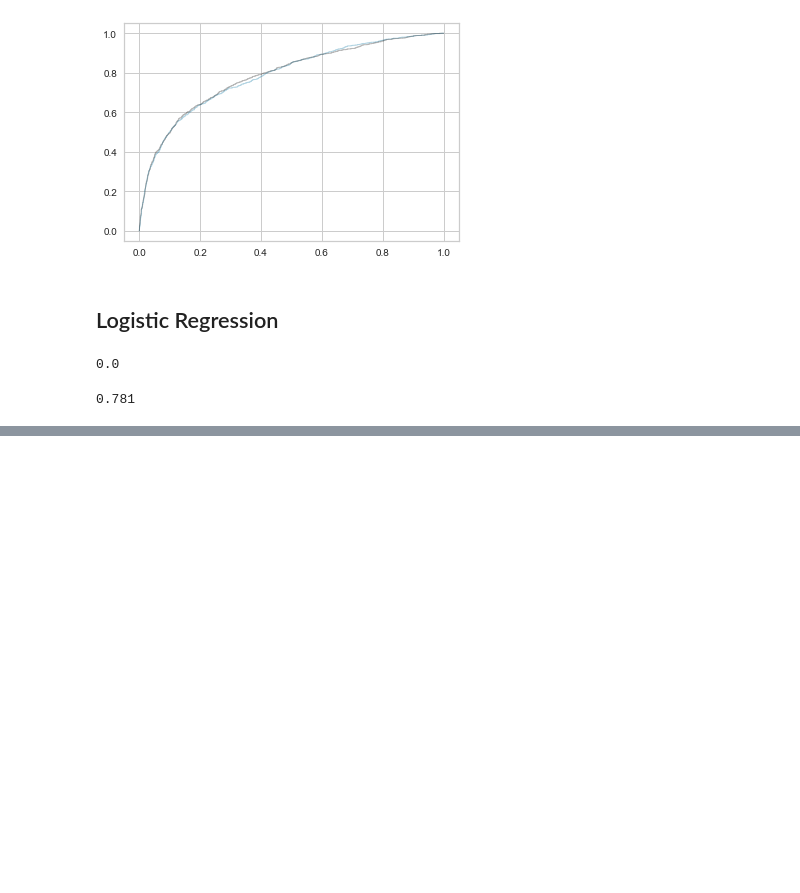
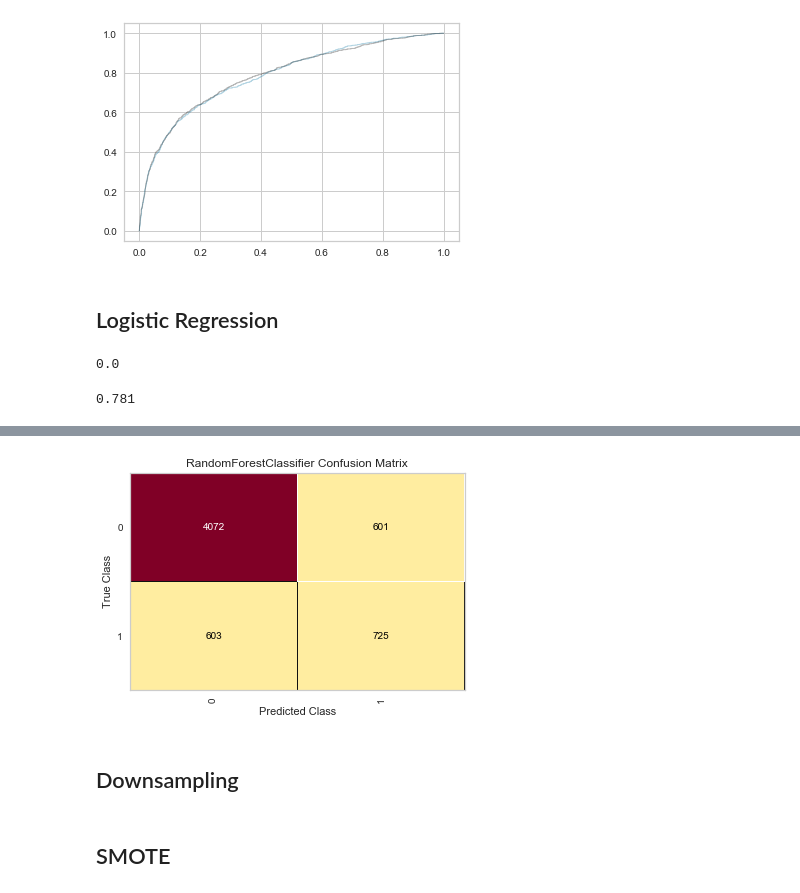
Before and after one commit to nt-ds/default-of-credit-card-clients, a Jupyter notebook: notebooks/2.0-models.ipynb, the cells around one changed output, grey strips where cells are left out. Drawn from its saved outputs; the diff is of its cells as text; code cells hidden in the pictures; blank space fills up the shorter version.

Commit message:
upsampling with random forest gridsearch

```diff
--- a/notebooks/2.0-models.ipynb
+++ b/notebooks/2.0-models.ipynb
@@ -277,0 +308,20 @@ ccd_lr.score(X_test, y_test)
+# %%
+ccd_upsampled = pd.concat([ups_pos, neg_samples_train], axis=0)
+X_ups = ccd_upsampled.drop('DEFAULT', axis=1)
+y_ups = ccd_upsampled.DEFAULT
+
+ccd_ups_test = pd.concat([pos_samples_test, neg_samples_test], axis=0)
+X_ups_test = ccd_ups_test.drop('DEFAULT', axis=1)
+y_ups_test = ccd_ups_test.DEFAULT
+# %%
+ccd_ups_rf_gs_clf = RandomForestClassifier(n_estimators=100)
+
+ccd_ups_rf_gs_params = {
+    'class_weight': ['balanced'],
+    'min_samples_leaf': [5, 10, 15],
+    'min_samples_split': [10, 20, 30, 40]
+}
+
+ccd_ups_rf_gs = GridSearchCV(ccd_ups_rf_gs_clf, ccd_ups_rf_gs_params, scoring='f1', cv=3)
+# %%
+ccd_ups_rf_gs.fit(X_ups, y_ups)
@@ -277,0 +345,3 @@ ccd_lr.score(X_test, y_test)
+# %%
+best_ups_rf_model = RandomForestClassifier(**ccd_ups_rf_gs.best_params_, n_estimators=100)
+best_ups_rf_model.fit(X_train_ups, y_train_ups)
@@ -277,0 +356,8 @@ ccd_lr.score(X_test, y_test)
+# %%
+plot_confusion_matrix(best_ups_rf_model, X_ups, X_ups_test, y_ups, y_ups_test)
+# %% [output]
+[figure, added]
+# %% [markdown]
+## Downsampling
+# %% [markdown]
+## SMOTE
```
Also changed, not shown: parts of 11 cells of this notebook.
